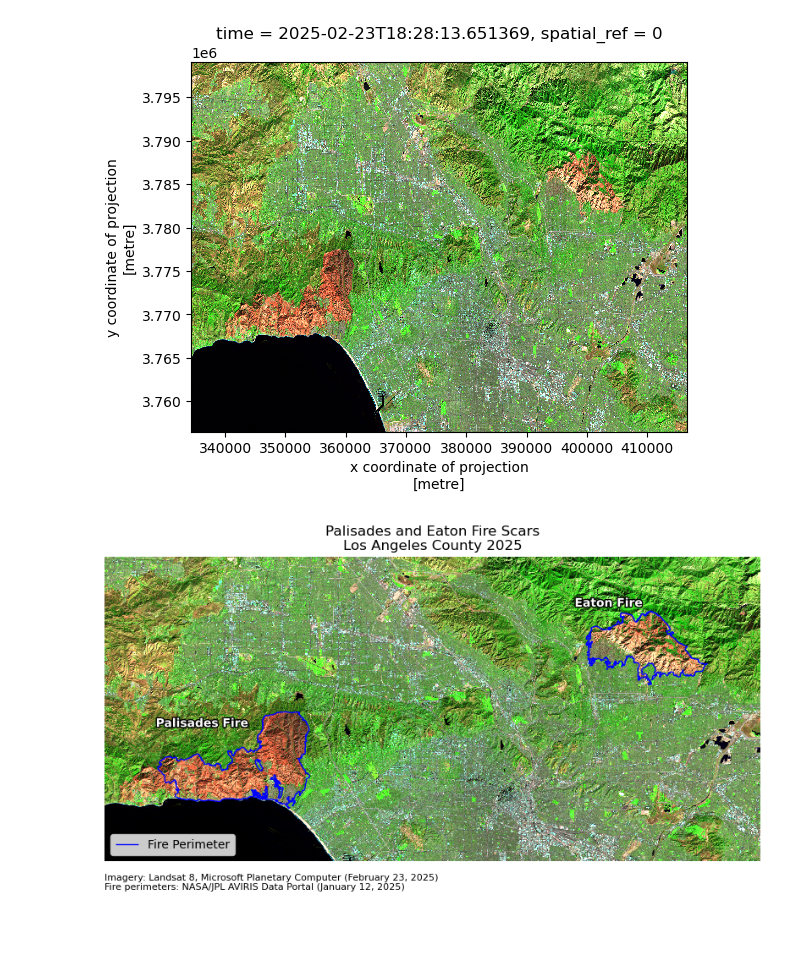
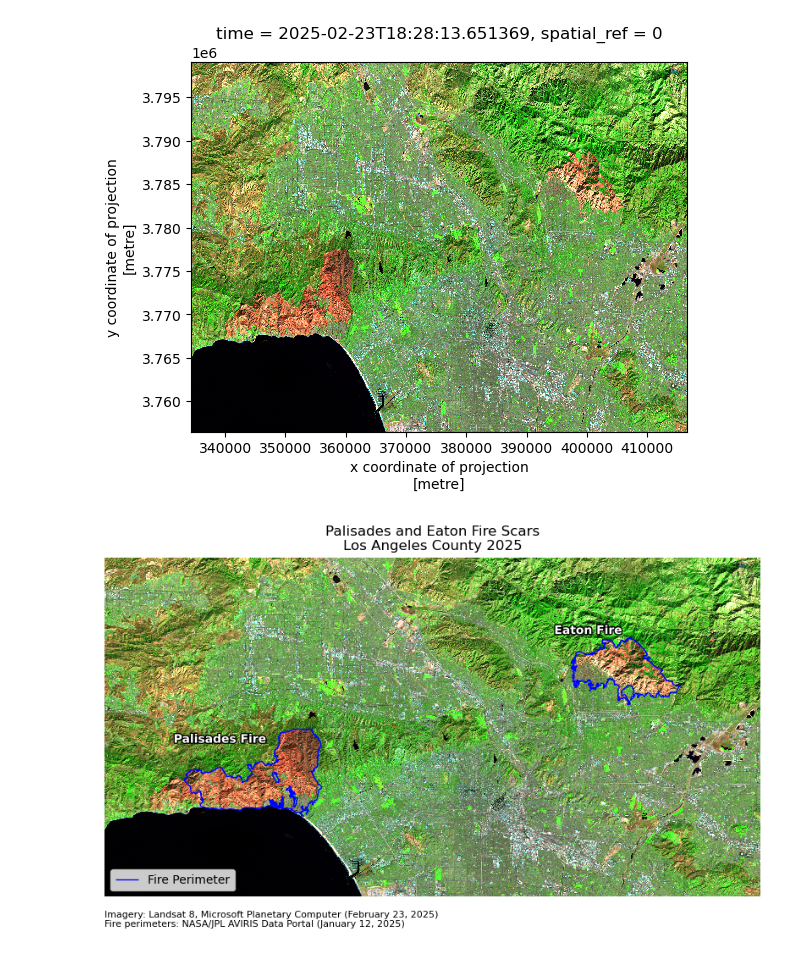
Before and after one commit to veronica-moran/eds220-hwk4, a Jupyter notebook: hwk4-task2-false-color-Moran.ipynb, the cells around one changed output. Saved outputs shown, nothing was run; the diff lists cells and outputs as text; code cells hidden in the pictures.

```diff
--- a/hwk4-task2-false-color-Moran.ipynb
+++ b/hwk4-task2-false-color-Moran.ipynb
@@ -260,7 +272,7 @@ fig, ax = plt.subplots(figsize=(10, 8))
 ax.axis('off')
 
 # Plotting raster
-bands_small[['swir22', 'nir08', 'red']].to_dataarray().plot.imshow(robust = True)
+bands[['swir22', 'nir08', 'red']].to_dataarray().plot.imshow(robust = True)
 
 # Plotting Perimeter
 palisades_eaton.boundary.plot(ax=ax,
@@ -272,31 +284,31 @@ palisades_eaton.boundary.plot(ax=ax,
 ax.set_title('Palisades and Eaton Fire Scars\nLos Angeles County 2025')
 
 # Adding legenf
 ax.legend(loc='lower left')
 
 
 # Adding fire names as text annotations
 for x, y, name in zip(palisades_eaton.geometry.centroid.x,
                       palisades_eaton.geometry.centroid.y,
                       palisades_eaton['name']):
     ax.text(x, y + 4500, name.title() + ' Fire',
             fontsize=10,
             color='white',
             fontweight='bold',
             ha='right',
            path_effects=[
                pe.withStroke(linewidth=2,
                              foreground='black')
             ])
 
 # Adding data sources
 ax.text(0, -0.04,
         'Imagery: Landsat 8, Microsoft Planetary Computer (February 23, 2025)\n'
         'Fire perimeters: NASA/JPL AVIRIS Data Portal (January 12, 2025)',
         transform=ax.transAxes,
         fontsize=8,
         va='top')
 
 plt.show()
 # %% [output]
-[figure, old version]
+[figure, new version]
```
Also changed, not shown: parts of 4 cells of this notebook, 1 other file.
